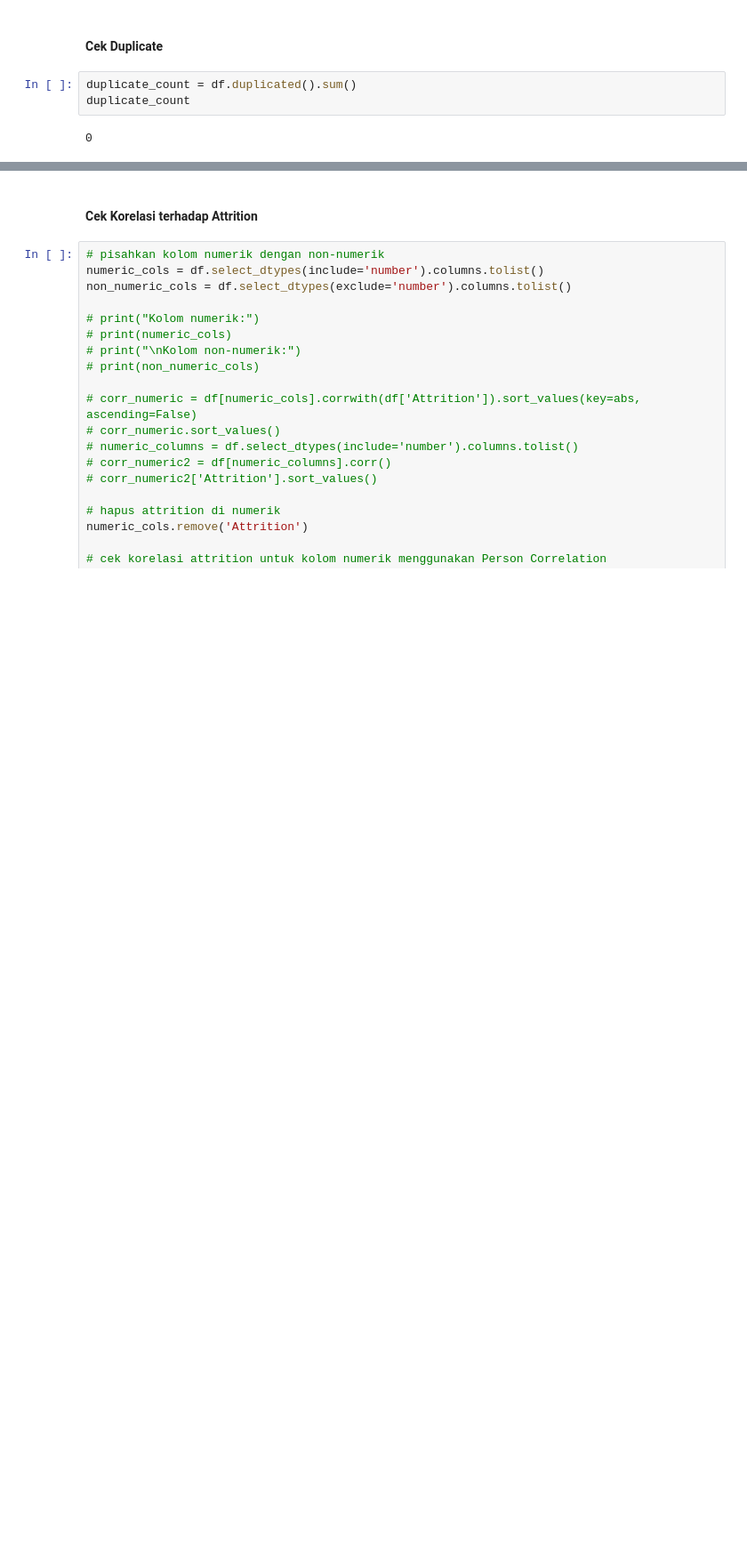
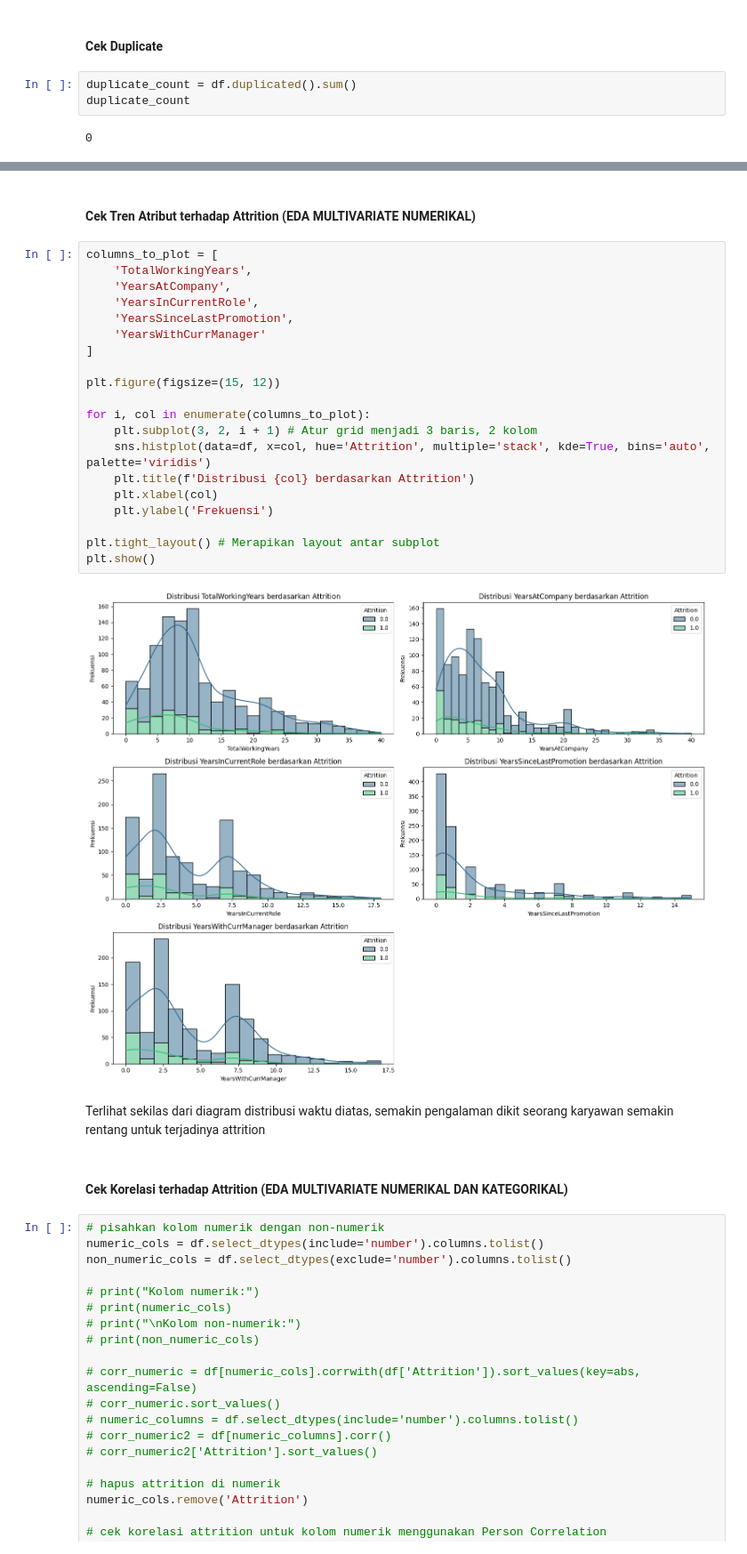
Before and after one commit to rahmantaufik27/analysis-attrition-dicoding, a Jupyter notebook: notebook.ipynb, the cells around one changed output, grey strips where cells are left out. Shown at 89% size. Drawn from its saved outputs; the diff is of its cells as text; blank space fills up the shorter version.

```diff
--- a/notebook.ipynb
+++ b/notebook.ipynb
@@ -126,5 +137,31 @@ Name: proportion, dtype: float64
+# %% [markdown]
+#### Cek Tren Atribut terhadap Attrition (EDA MULTIVARIATE NUMERIKAL)
+# %%
+columns_to_plot = [
+    'TotalWorkingYears',
+    'YearsAtCompany',
+    'YearsInCurrentRole',
+    'YearsSinceLastPromotion',
+    'YearsWithCurrManager'
+]
+
+plt.figure(figsize=(15, 12))
+
+for i, col in enumerate(columns_to_plot):
+    plt.subplot(3, 2, i + 1) # Atur grid menjadi 3 baris, 2 kolom
+    sns.histplot(data=df, x=col, hue='Attrition', multiple='stack', kde=True, bins='auto', palette='viridis')
+    plt.title(f'Distribusi {col} berdasarkan Attrition')
+    plt.xlabel(col)
+    plt.ylabel('Frekuensi')
+
+plt.tight_layout() # Merapikan layout antar subplot
+plt.show()
+# %% [output]
+[figure, added]
+# %% [markdown]
+Terlihat sekilas dari diagram distribusi waktu diatas, semakin pengalaman dikit seorang karyawan semakin rentang untuk terjadinya attrition
 # %% [markdown]
-#### Cek Korelasi terhadap Attrition
+#### Cek Korelasi terhadap Attrition  (EDA MULTIVARIATE NUMERIKAL DAN KATEGORIKAL)
 # %%
 # pisahkan kolom numerik dengan non-numerik
 numeric_cols = df.select_dtypes(include='number').columns.tolist()
```
Also changed, not shown: parts of 8 cells of this notebook, 1 other file.
